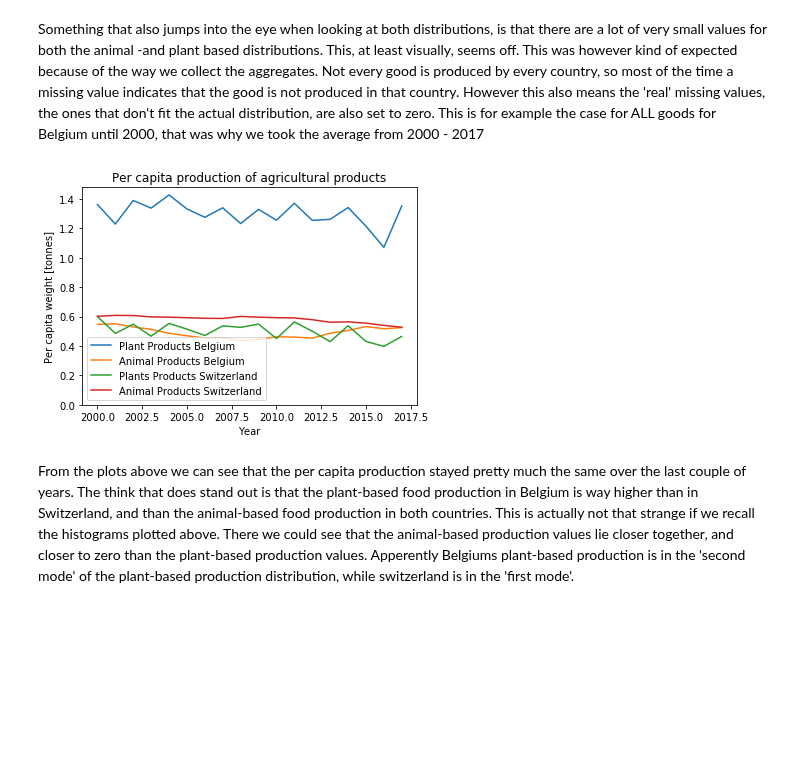
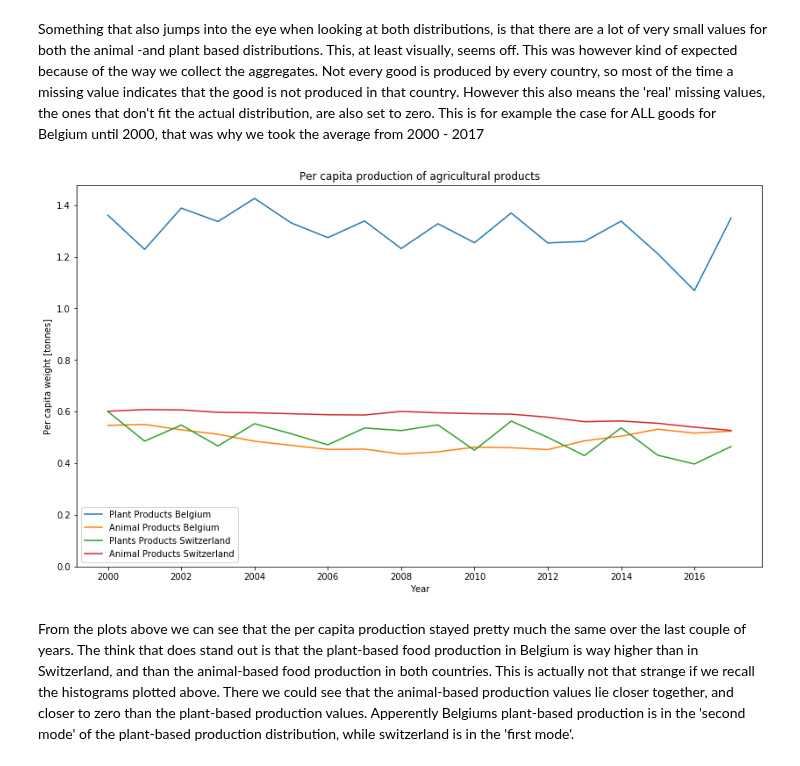
Before and after one commit to Lambo97/ADAProject, a Jupyter notebook: src/Final.ipynb, the cells around one changed output. Saved outputs shown, nothing was run; the diff lists cells and outputs as text; code cells hidden in the pictures; blank space fills up the shorter version.

```diff
--- a/src/Final.ipynb
+++ b/src/Final.ipynb
@@ -1054,14 +1138,16 @@ NameError: name 'production_crops' is not defined
 # %%
 # Drop the flag columns for every year
-production = production.drop([f"Y{i}F" for i in range(1961, 2018)], axis=1)
+#production = production.drop([f"Y{i}F" for i in range(1961, 2018)], axis=1)
 
 # Transform the dataset to contain seperate columns for the value and the year, instead of seperate columnts for 1961 - 2017
-production = production.melt(id_vars=["Area Code", "Area", "Item", "Item Code", "Element Code", "Element", "Unit"],
-                             value_name="Value",
-                             var_name="Year")
+#production = production.melt(id_vars=["Area Code", "Area", "Item", "Item Code", "Element Code", "Element", "Unit"],
+                             #value_name="Value",
+                             #var_name="Year")
+
+
 
 # Clean the year column
-production["Year"] = pd.to_numeric(production["Year"].str[1:])
+#production["Year"] = pd.to_numeric(production["Year"])
 
 # We are only interested in the Production in tonnes TODO: ARE WE? Area harvested/number of animals could be interesting?
 production = production.query("`Element` == 'Production'")
@@ -1157,7 +1244,6 @@ production_products = production_products.query("`Year` >= 2000")
 Filter the data to only contain countries: aggregate data messes with the distribution
 # %%
 # Load countries
-with open(os.path.join(GENERATED_DATA_PATH, "countries.json"), "r") as f:
-    countries = json.load(f)
+countries = pd.read_csv(DATA_PATH+'country_codes.csv', index_col = 0)['COUNTRY'].to_list()
 
 production_products = production_products[production_products["Area"].isin(countries)]
@@ -1164,4 +1266,2 @@ production_products = production_products[production_products["Area"].isin(count
 # %% [markdown]
 Load the population data, to get the per capita production
-# %%
-population = pd.read_csv(os.path.join(GENERATED_DATA_PATH, "population.csv"), encoding="latin-1")
@@ -1177,9 +1284,9 @@ population.query("`Country` == 'Belgium'").tail()
 # %%
 # Devide the production by the population
-production_per_cap = production_products.merge(population, how="inner", left_on=["Area", "Year"], right_on=["Country", "Year"])
+production_per_cap = production_products.merge(population, how="inner", left_on=["Area", "Year"], right_index=True)
 production_per_cap["PlantSum"] = production_per_cap["PlantSum"] / production_per_cap["Population"]
 production_per_cap["AnimalSum"] = production_per_cap["AnimalSum"] / production_per_cap["Population"]
-production_per_cap = production_per_cap.drop(["Population", "Country"], axis=1)
+production_per_cap = production_per_cap.drop(["Population"], axis=1)
 production_per_cap.head()
 # %% [output]
 |  | Area | Year | PlantSum | AnimalSum |
@@ -1239,19 +1347,22 @@ Something that also jumps into the eye when looking at both distributions, is th
 # %%
 b = production_per_cap.query("`Area` == 'Belgium'")
 s = production_per_cap.query("`Area` == 'Switzerland'")
-plt.figure()
+fig = plt.figure(figsize=(14,8))
 plt.plot(b["Year"], b["PlantSum"], label="Plant Products Belgium")
 plt.plot(b["Year"], b["AnimalSum"], label="Animal Products Belgium")
 plt.plot(s["Year"], s["PlantSum"], label="Plants Products Switzerland")
 plt.plot(s["Year"], s["AnimalSum"], label="Animal Products Switzerland")
+# Set x label as integer
+ax = fig.gca()
+ax.xaxis.set_major_locator(MaxNLocator(integer=True))
 plt.legend()
 plt.xlabel("Year")
 plt.ylabel("Per capita weight [tonnes]")
 plt.title("Per capita production of agricultural products")
 plt.ylim(0, None)
 plt.show()
 # %% [output]
-[figure, old version]
+[figure, new version]
 # %% [markdown]
 From the plots above we can see that the per capita production stayed pretty much the same over the last couple of years. The think that does stand out is that the plant-based food production in Belgium is way higher than in Switzerland, and than the animal-based food production in both countries. This is actually not that strange if we recall the histograms plotted above. There we could see that the animal-based production values lie closer together, and closer to zero than the plant-based production values. Apperently Belgiums plant-based production is in the 'second mode' of the plant-based production distribution, while switzerland is in the 'first mode'.
 # %% [markdown]
```
Also changed, not shown: parts of 33 cells of this notebook, 4 other files.
